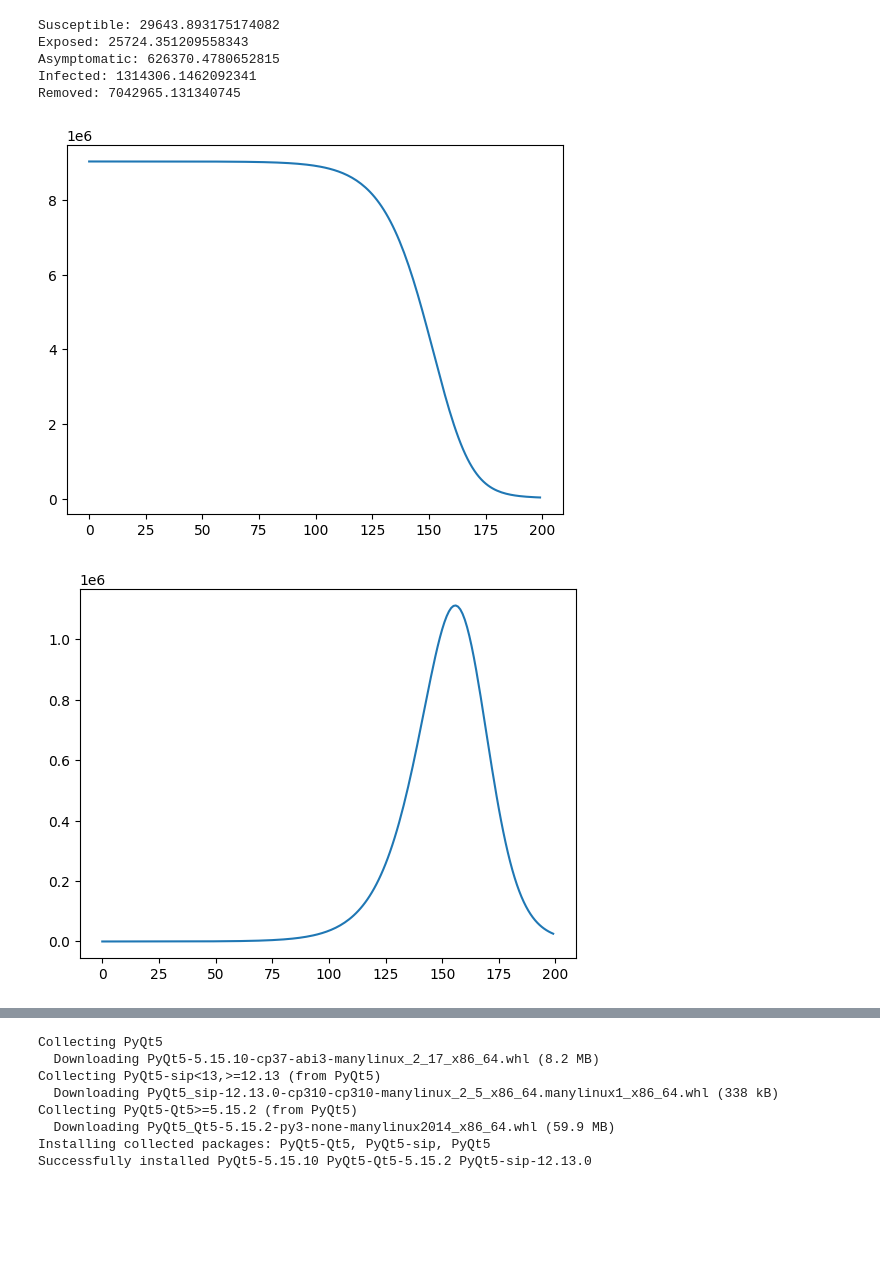
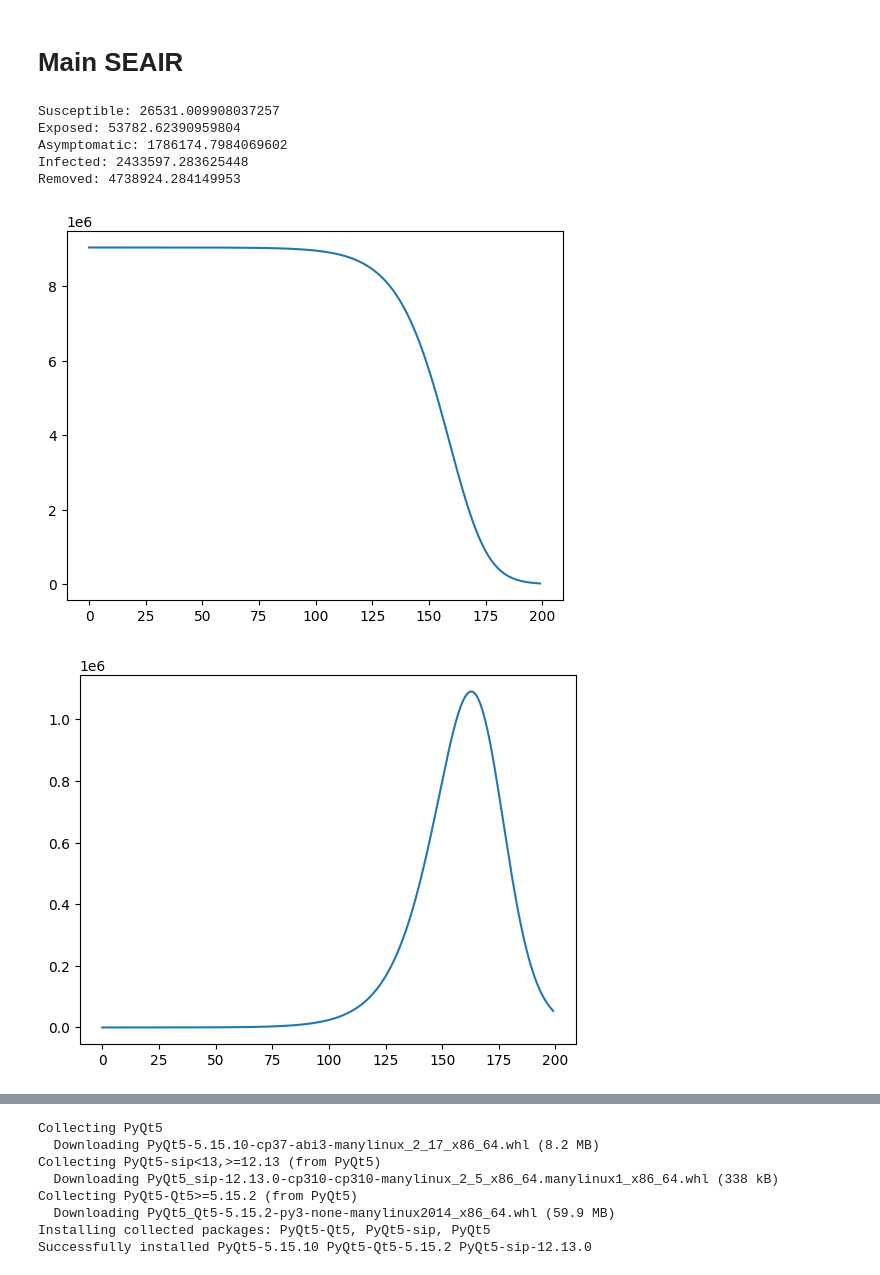
Before and after one commit to Arminsbss/Epidemic-calculator, a Jupyter notebook: epidemic_calculator.ipynb, the cells around one changed output, grey strips where cells are left out. Saved outputs shown, nothing was run; the diff lists cells and outputs as text; code cells hidden in the pictures; blank space fills up the shorter version.

```diff
--- a/epidemic_calculator.ipynb
+++ b/epidemic_calculator.ipynb
@@ -1,5 +1,7 @@
 # %% [markdown]
 <a href="https://colab.research.google.com/github/Arminsbss/Epidemic-calculator/blob/main/epidemic_calculator.ipynb" target="_parent"><img src="https://colab.research.google.com/assets/colab-badge.svg" alt="Open In Colab"/></a>
+# %% [markdown]
+# **Main SEAIR**
 # %%
 import numpy as np
 
@@ -46,22 +48,23 @@ def seair_simulation(population, r0, incubation_period, recovery_period, initial
 population = 9039000
 r0 = 2.5
 incubation_period = 5
-recovery_period = 14
+recovery_period = 21
 initial_infected = 10
 days = 200
 
 results = seair_simulation(population, r0, incubation_period, recovery_period, initial_infected, days)
+susceptible_over_time, exposed_over_time, asymptomatic_over_time, infected_over_time, removed_over_time=seair_simulation(population, r0, incubation_period, recovery_period, initial_infected, days)
 print("Susceptible:", results[0][-1])
 print("Exposed:", results[1][-1])
 print("Asymptomatic:", results[2][-1])
 print("Infected:", results[3][-1])
 print("Removed:", results[4][-1])
 # %% [output]
-Susceptible: 29643.893175174082
-Exposed: 25724.351209558343
-Asymptomatic: 626370.4780652815
-Infected: 1314306.1462092341
-Removed: 7042965.131340745
+Susceptible: 26531.009908037257
+Exposed: 53782.62390959804
+Asymptomatic: 1786174.7984069602
+Infected: 2433597.283625448
+Removed: 4738924.284149953
 # %%
 dayss=[]
 for i in range(0,200):
@@ -70,15 +73,15 @@ for i in range(0,200):
 import matplotlib.pyplot as plt
 # x=np.to_array(results)
 fig, ax = plt.subplots()
-ax.plot(dayss,results[0])
+ax.plot(dayss,susceptible_over_time)
 plt.show()
 # %% [output]
-[figure, old version]
+[figure, new version]
 # %%
 fig, ax = plt.subplots()
-ax.plot(dayss,results[1])
+ax.plot(dayss,exposed_over_time)
 plt.show()
 # %% [output]
-[figure, old version]
+[figure, new version]
 # %%
 fig, ax = plt.subplots()
```
Also changed, not shown: parts of 5 cells of this notebook.
